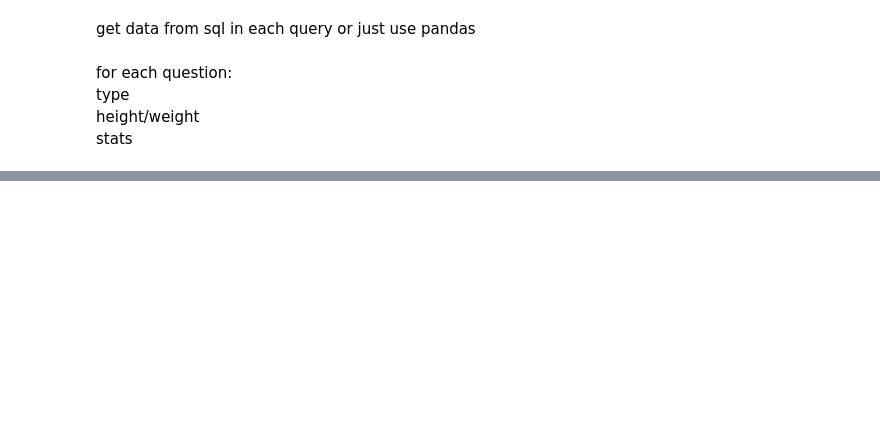
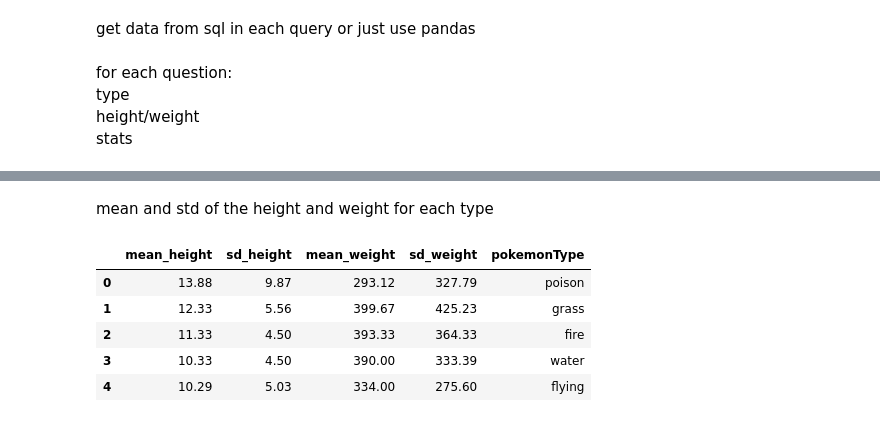
Before and after one commit to jarjc001/PokemonDataProject, a Jupyter notebook: Pokemon_Data_analysis.ipynb, the cells around one changed output, grey strips where cells are left out. Cells and saved outputs as stored; diff of their text form; code cells hidden in the pictures; blank space fills up the shorter version.

```diff
--- a/Pokemon_Data_analysis.ipynb
+++ b/Pokemon_Data_analysis.ipynb
@@ -110,0 +184,32 @@ stats
+# %% [markdown]
+mean and std of the height and weight for each type
+# %%
+mean_height_weight_per_type_str: str = \
+"""
+    with cte as(
+    	SELECT t.pokemonType, pt.pokemonId
+    	FROM types t
+    	join pokemontypes pt
+    	on t.typeId = pt.typeId
+        )
+
+    select
+        ROUND(avg(p.height),2) mean_height, ROUND(STD(p.height),2) sd_height,
+        ROUND(avg(p.weight),2) mean_weight, ROUND(STD(p.weight),2) sd_weight,
+        c.pokemonType
+    from pokemon p
+    join cte c
+    on p.pokemonId = c.pokemonId
+    group by c.pokemonType
+    order by mean_height Desc, mean_weight Desc;
+"""
+# %%
+df_mean_height_weight_type = pd.read_sql(mean_height_weight_per_type_str, engine)
+df_mean_height_weight_type.head()
+# %% [output]
+|  | mean_height | sd_height | mean_weight | sd_weight | pokemonType |
+| 0 | 13.88 | 9.87 | 293.12 | 327.79 | poison |
+| 1 | 12.33 | 5.56 | 399.67 | 425.23 | grass |
+| 2 | 11.33 | 4.50 | 393.33 | 364.33 | fire |
+| 3 | 10.33 | 4.50 | 390.00 | 333.39 | water |
+| 4 | 10.29 | 5.03 | 334.00 | 275.60 | flying |
```
Also changed, not shown: parts of 24 cells of this notebook, 3 other files.
